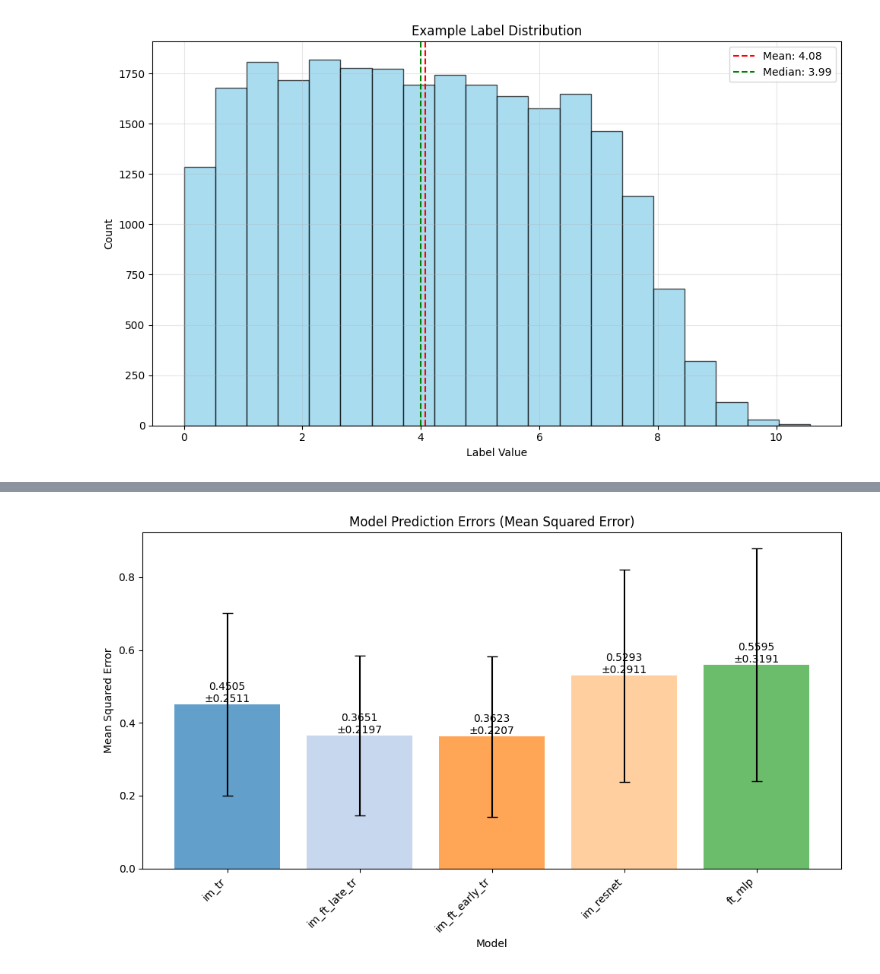
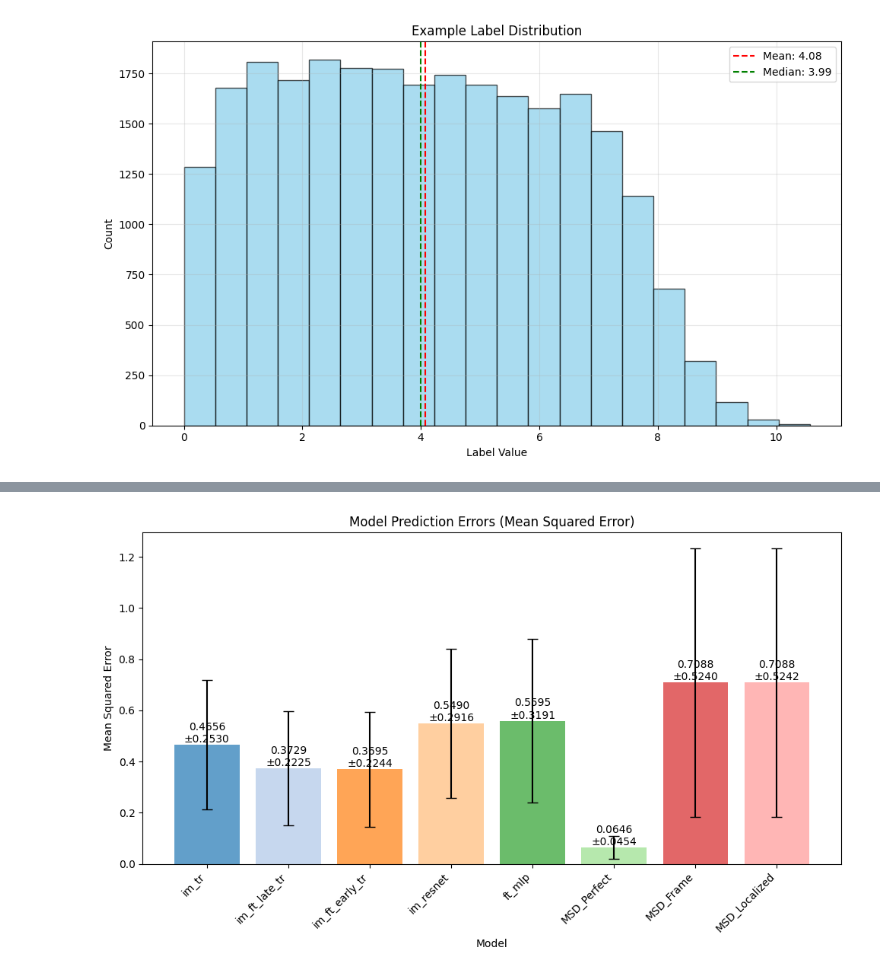
Before and after one commit to Biomedical-Imaging-Group/MolecularDiffusion_MiViT, a Jupyter notebook: train_resultsImagesFeatures.ipynb, the cells around one changed output, grey strips where cells are left out. Drawn from its saved outputs; the diff is of its cells as text; code cells hidden in the pictures.

Commit message:
Added MSD predictions for comparison

```diff
--- a/train_resultsImagesFeatures.ipynb
+++ b/train_resultsImagesFeatures.ipynb
@@ -130,7 +128,8 @@ if __name__ == "__main__":
 [figure]
 # %%
 
-models, optimizers, schedulers = getTrainingModels()
+models, optimizers, schedulers = getTrainingModels(addMSDModels=True)
+
 
 # Load model weights
 for name, model in models.items():
@@ -150,21 +152,13 @@ Loaded weights for ft_mlp
 # Load validation dataset (fixed, does not change across cycles)
 val_videos = load_validation_data(length=nFrames)  # Returns (vid1, vid3, vid5, vid7, vid_in_order)
 
-def load_trajs(length=nFrames):
-    trajs1 = np.load("./valTrajs"+str(length)+"/val1.npy") /traj_div_factor
-    trajs3 = np.load("./valTrajs"+str(length)+"/val3.npy") /traj_div_factor
-    trajs5 = np.load("./valTrajs"+str(length)+"/val5.npy") /traj_div_factor
-    trajs7 = np.load("./valTrajs"+str(length)+"/val7.npy") /traj_div_factor
-    trajs_in_order = np.load("./valTrajsInOrder.npy") /traj_div_factor
 
-    return trajs1,trajs3,trajs5,trajs7,trajs_in_order
-
-val_trajs = load_trajs(nFrames)
 
 val_vid_in_order = val_videos[4][0]
 val_feat_in_order = val_videos[4][1]
+val_trajs_in_order = val_videos[4][2]
 
-print(val_vid_in_order.shape, val_feat_in_order.shape)
+print(val_vid_in_order.shape, val_feat_in_order.shape, val_trajs_in_order[0].shape, val_trajs_in_order[1].shape)
 
 print(val_d_in_order.shape)
 val_labels = torch.tensor([1, 3, 5, 7], dtype=torch.float32)  # Corresponding labels
@@ -444,7 +475,7 @@ def plot_error_std(selected_models, mse_dict, std_dict):
 
     plt.show()
 
-def plot_erro_all_d(models, val_vid_in_order, val_feat_in_order, val_d_in_order, selected_models):
+def plot_erro_all_d(models, val_vid_in_order, val_feat_in_order, val_trajs,val_d_in_order, selected_models):
     """
     Plots line graphs of model predictions and bar graph of errors across increasing D values.
 
@@ -456,56 +487,60 @@ def plot_erro_all_d(models, val_vid_in_order, val_feat_in_order, val_d_in_order,
 
 
     if isinstance(val_d_in_order, np.ndarray):
         val_d_in_order = torch.tensor(val_d_in_order, dtype=torch.float32)
 
 
     # Reshape video tensor to (700, 30, 9, 9)
     val_vid_reshaped = val_vid_in_order.view(-1, 30, 9, 9).to(device)
     val_feat_reshaped = val_feat_in_order.view(-1, 25)
     # Explicitly repeat val_d_in_order 10 times to create a (700,) array
     true_d_repeated = torch.repeat_interleave(val_d_in_order, repeats=10).unsqueeze(1)
 
     # Dictionaries to store predictions, MSE, and standard deviation
     model_preds = {name: [] for name in selected_models}
     mse_dict = {}
     std_dict = {}
 
     for name in selected_models:
         model = models[name]
-        model.eval()
-        with torch.no_grad():
 
-            preds = make_prediction(model, name, val_vid_reshaped, val_feat_reshaped)
 
-            # Multiply by D_max_normalization because model was trained to predict values between 0 and 1
-            preds = preds * D_max_normalization
+        preds = make_prediction(model, name, val_vid_reshaped, val_feat_reshaped, val_trajs)
 
-            # Extract numpy arrays from tensors
-            preds_np = preds.cpu().numpy()
-            true_np = true_d_repeated.cpu().numpy()
-            errors = preds_np - true_np
-            # Add epsilon to denominator to avoid division by zero
-            epsilon = 1e-8
-            scaled_errors = errors / (true_np + epsilon)
-            scaled_errors = errors
-            # Step 3: Compute the scaled Mean Squared Error (MSE)
-            scaled_mse = np.mean(scaled_errors**2)
-            #scaled_mse = np.mean(np.abs(scaled_errors))
+        # Multiply by D_max_normalization because model was trained to predict values between 0 and 1
+        preds_np = preds * D_max_normalization
 
-            # Step 4: Compute the standard deviation of the scaled squared errors
-            scaled_std = np.std(scaled_errors**2)/3
-            #scaled_std = np.std(np.abs(scaled_errors))
+        # Extract numpy arrays from tensors
+        if("MSD" not in name):
+            preds_np = preds_np.cpu().numpy()
+        else:
+            preds_np = preds_np.reshape(700,-1)
+        true_np = true_d_repeated.cpu().numpy()
 
-            # Store MSE and standard deviation
-            mse_dict[name] = scaled_mse
-            std_dict[name] = scaled_std
 
-            # Potentially create prediction plot
-            model_preds[name] = preds.mean().item()
+        errors = preds_np - true_np
+        # Add epsilon to denominator to avoid division by zero
+        epsilon = 1e-8
+        #scaled_errors = errors / (true_np + epsilon)
+        scaled_errors = errors
+        # Step 3: Compute the scaled Mean Squared Error (MSE)
+        scaled_mse = np.mean(scaled_errors**2)
+        #scaled_mse = np.mean(np.abs(scaled_errors))
+
+        # Step 4: Compute the standard deviation of the scaled squared errors
+        scaled_std = np.std(scaled_errors**2)/3
+        #scaled_std = np.std(np.abs(scaled_errors))
+
+        # Store MSE and standard deviation
+        mse_dict[name] = scaled_mse
+        std_dict[name] = scaled_std
+
+        # Potentially create prediction plot
+        model_preds[name] = preds.mean().item()
 
     plot_error_std(selected_models, mse_dict, std_dict)
 
 
-plot_erro_all_d(models, val_vid_in_order, val_feat_in_order, val_d_in_order, models.keys())
+plot_erro_all_d(models, val_vid_in_order, val_feat_in_order,val_trajs_in_order, val_d_in_order, models.keys())
 # %% [output]
-[figure, old version]
+[figure, new version]
```
Also changed, not shown: parts of 9 cells of this notebook, 4 other files.
